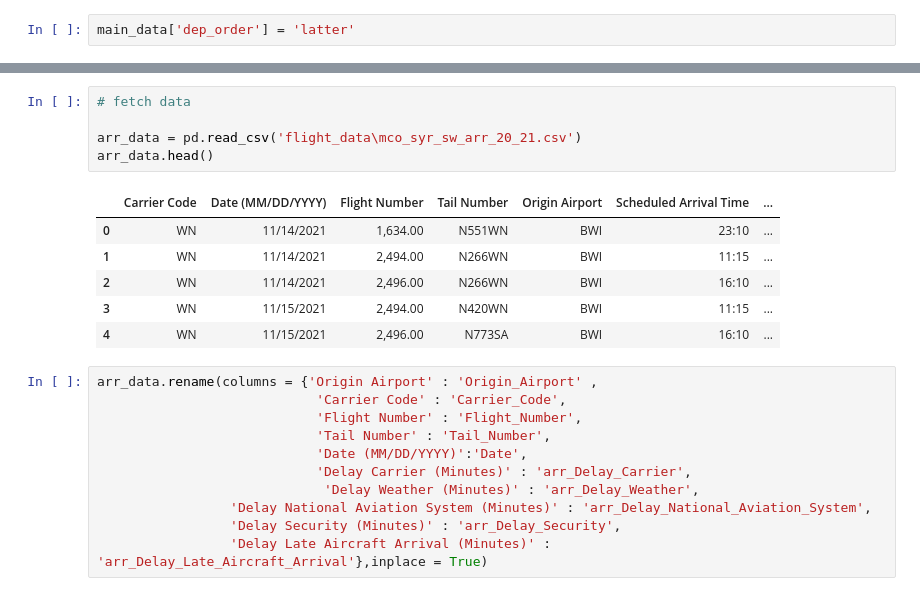
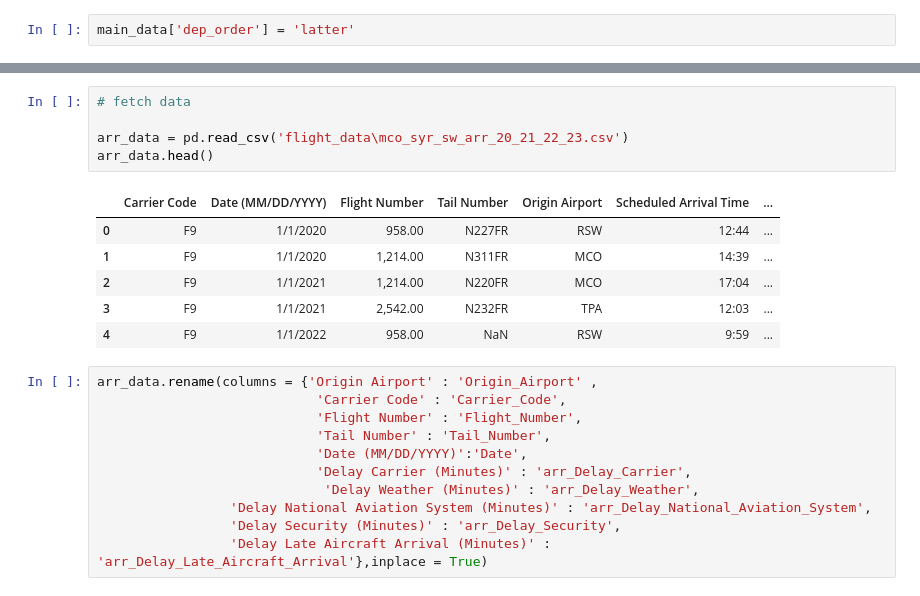
Before and after one commit to melvin1117/flight-predictions, a Jupyter notebook: data_merging.ipynb, the cells around one changed output, grey strips where cells are left out. Saved outputs shown, nothing was run; the diff lists cells and outputs as text.

Commit message:
added 2020-2024 flight data

```diff
--- a/data_merging.ipynb
+++ b/data_merging.ipynb
@@ -146,15 +164,15 @@ main_data.head()
 # %%
 # fetch data
 
-arr_data = pd.read_csv('flight_data\mco_syr_sw_arr_20_21.csv')
+arr_data = pd.read_csv('flight_data\mco_syr_sw_arr_20_21_22_23.csv')
 arr_data.head()
 # %% [output]
 |  | Carrier Code | Date (MM/DD/YYYY) | Flight Number | Tail Number | Origin Airport | Scheduled Arrival Time | ... |
-| 0 | WN | 11/14/2021 | 1,634.00 | N551WN | BWI | 23:10 | ... |
-| 1 | WN | 11/14/2021 | 2,494.00 | N266WN | BWI | 11:15 | ... |
-| 2 | WN | 11/14/2021 | 2,496.00 | N266WN | BWI | 16:10 | ... |
-| 3 | WN | 11/15/2021 | 2,494.00 | N420WN | BWI | 11:15 | ... |
-| 4 | WN | 11/15/2021 | 2,496.00 | N773SA | BWI | 16:10 | ... |
+| 0 | F9 | 1/1/2020 | 958.00 | N227FR | RSW | 12:44 | ... |
+| 1 | F9 | 1/1/2020 | 1,214.00 | N311FR | MCO | 14:39 | ... |
+| 2 | F9 | 1/1/2021 | 1,214.00 | N220FR | MCO | 17:04 | ... |
+| 3 | F9 | 1/1/2021 | 2,542.00 | N232FR | TPA | 12:03 | ... |
+| 4 | F9 | 1/1/2022 | 958.00 | NaN | RSW | 9:59 | ... |
 # %%
 arr_data.rename(columns = {'Origin Airport' : 'Origin_Airport' ,
                             'Carrier Code' : 'Carrier_Code',
```
Also changed, not shown: parts of 15 cells of this notebook, 9 other files.
